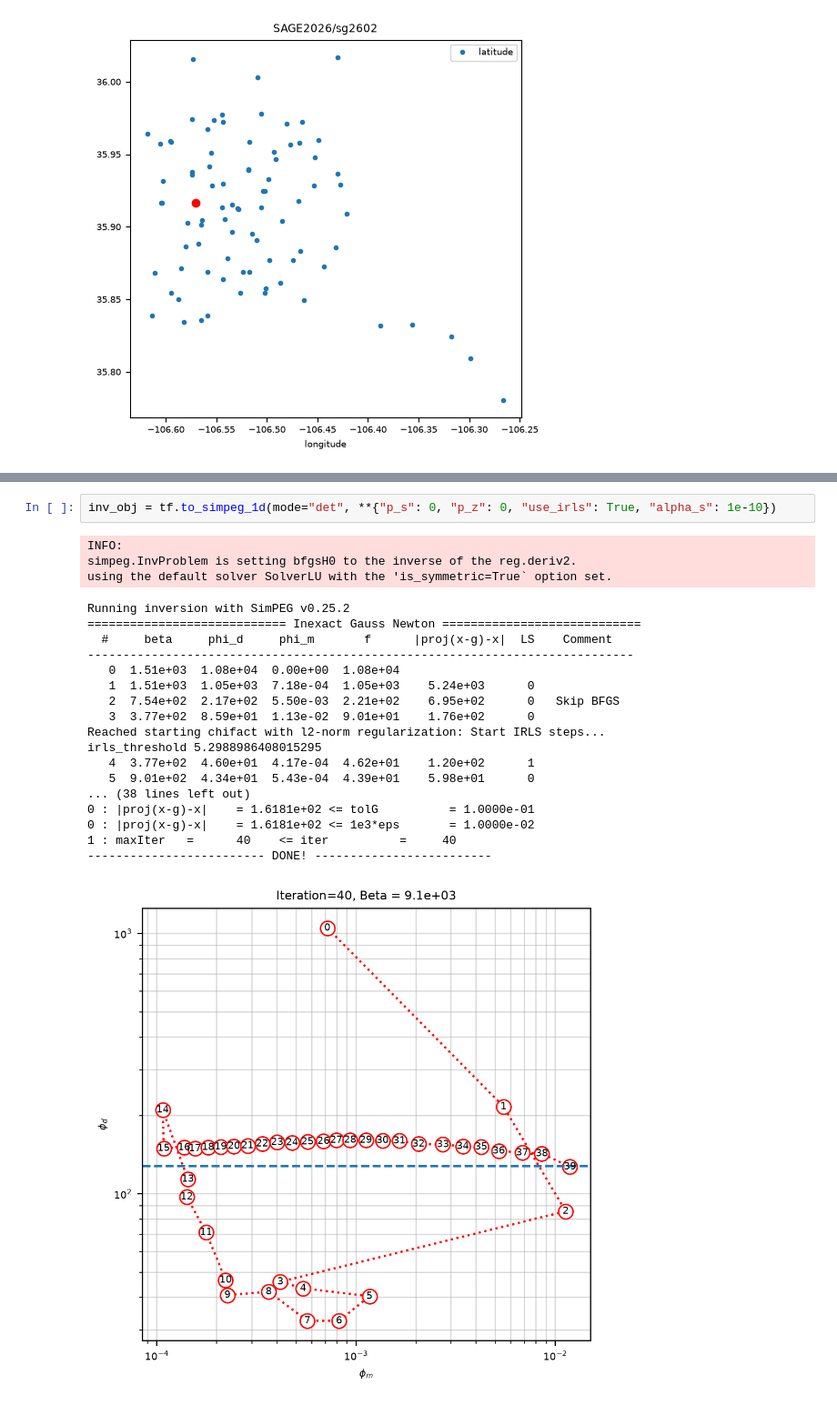
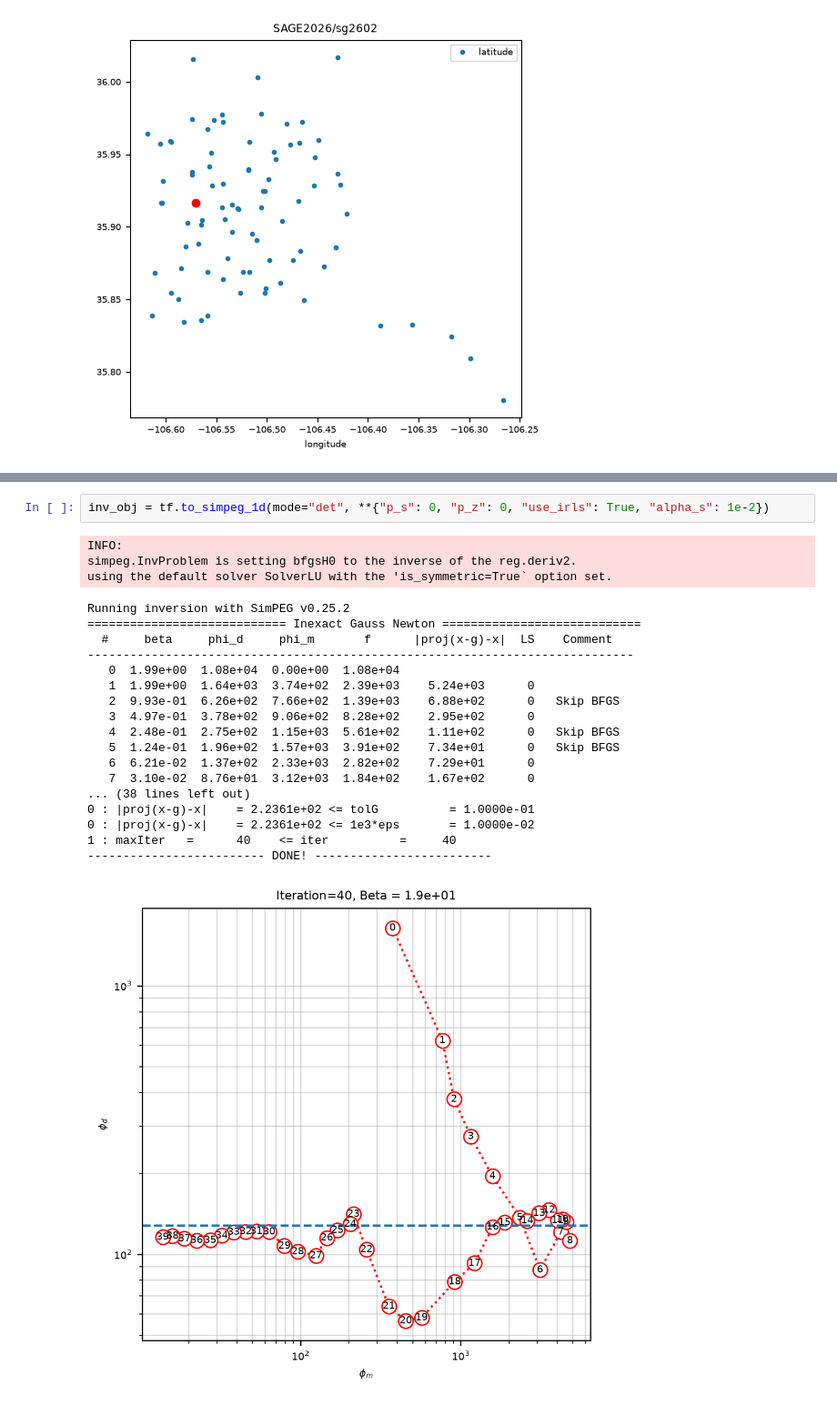
Before and after one commit to SAGE-Geophysical-Field-Camp/SAGE-Geophysical-Field-Camp.github.io, a Jupyter notebook: notebooks/mt/12_simpeg_1d_from_mtpy_inversion.ipynb, the cells around one changed output, grey strips where cells are left out. Shown at 91% size. Drawn from its saved outputs; the diff is of its cells as text.

```diff
--- a/notebooks/mt/12_simpeg_1d_from_mtpy_inversion.ipynb
+++ b/notebooks/mt/12_simpeg_1d_from_mtpy_inversion.ipynb
@@ -94,24 +95,24 @@ irls_threshold 5.3629867705858105
 # %%
-inv_obj = tf.to_simpeg_1d(mode="det", **{"p_s": 0, "p_z": 0, "use_irls": True, "alpha_s": 1e-10})
+inv_obj = tf.to_simpeg_1d(mode="det", **{"p_s": 0, "p_z": 0, "use_irls": True, "alpha_s": 1e-2})
 # %% [output]
 INFO:
 simpeg.InvProblem is setting bfgsH0 to the inverse of the reg.deriv2.
 using the default solver SolverLU with the 'is_symmetric=True` option set.
 Running inversion with SimPEG v0.25.2
 ============================ Inexact Gauss Newton ============================
   #     beta     phi_d     phi_m       f      |proj(x-g)-x|  LS    Comment
 -----------------------------------------------------------------------------
-   0  1.51e+03  1.08e+04  0.00e+00  1.08e+04
-   1  1.51e+03  1.05e+03  7.18e-04  1.05e+03    5.24e+03      0
-   2  7.54e+02  2.17e+02  5.50e-03  2.21e+02    6.95e+02      0   Skip BFGS
-   3  3.77e+02  8.59e+01  1.13e-02  9.01e+01    1.76e+02      0
-Reached starting chifact with l2-norm regularization: Start IRLS steps...
-irls_threshold 5.2988986408015295
-   4  3.77e+02  4.60e+01  4.17e-04  4.62e+01    1.20e+02      1
-   5  9.01e+02  4.34e+01  5.43e-04  4.39e+01    5.98e+01      0
+   0  1.99e+00  1.08e+04  0.00e+00  1.08e+04
+   1  1.99e+00  1.64e+03  3.74e+02  2.39e+03    5.24e+03      0
+   2  9.93e-01  6.26e+02  7.66e+02  1.39e+03    6.88e+02      0   Skip BFGS
+   3  4.97e-01  3.78e+02  9.06e+02  8.28e+02    2.95e+02      0
+   4  2.48e-01  2.75e+02  1.15e+03  5.61e+02    1.11e+02      0   Skip BFGS
+   5  1.24e-01  1.96e+02  1.57e+03  3.91e+02    7.34e+01      0   Skip BFGS
+   6  6.21e-02  1.37e+02  2.33e+03  2.82e+02    7.29e+01      0
+   7  3.10e-02  8.76e+01  3.12e+03  1.84e+02    1.67e+02      0
 ... (38 lines left out)
-0 : |proj(x-g)-x|    = 1.6181e+02 <= tolG          = 1.0000e-01
-0 : |proj(x-g)-x|    = 1.6181e+02 <= 1e3*eps       = 1.0000e-02
+0 : |proj(x-g)-x|    = 2.2361e+02 <= tolG          = 1.0000e-01
+0 : |proj(x-g)-x|    = 2.2361e+02 <= 1e3*eps       = 1.0000e-02
 1 : maxIter   =      40    <= iter          =     40
 ------------------------- DONE! -------------------------
-[figure, old version]
+[figure, new version]
```
Also changed, not shown: parts of 5 cells of this notebook.
